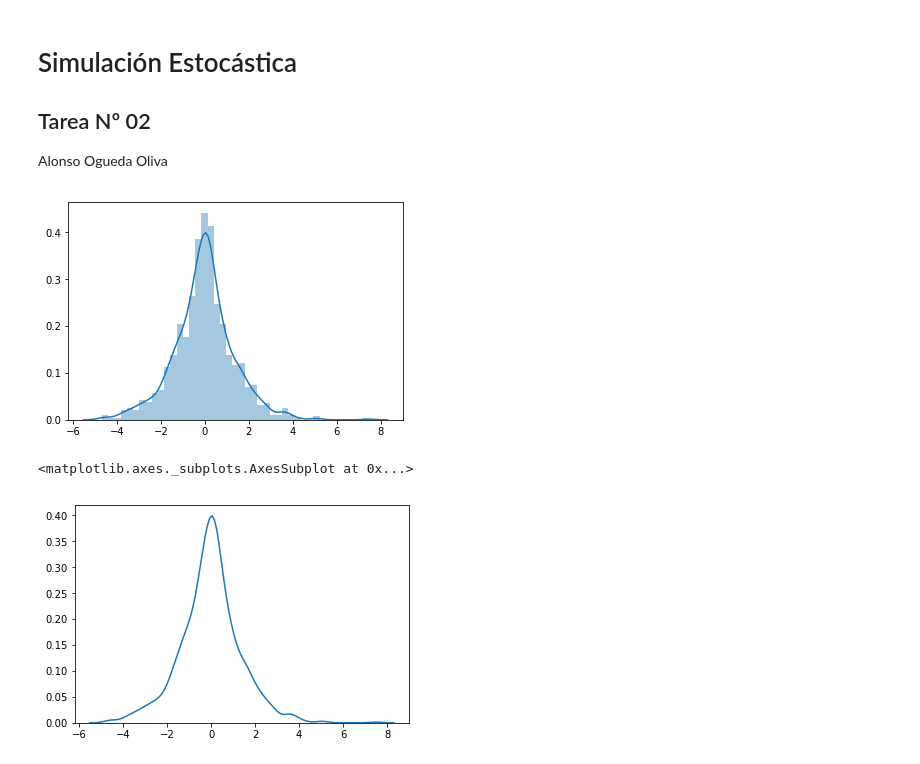
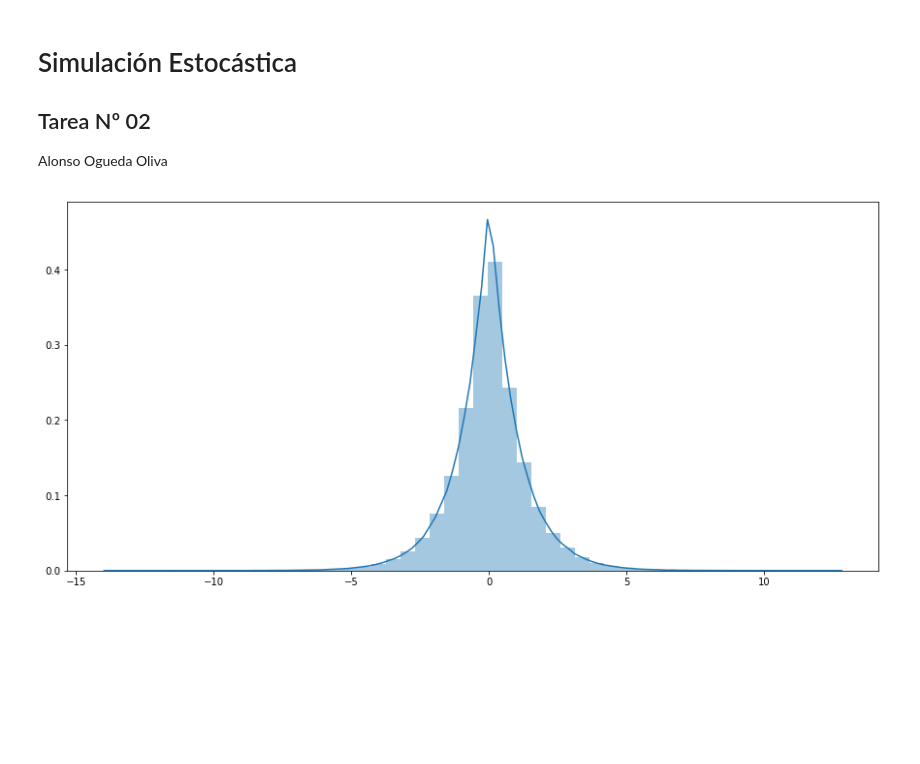
Before and after one commit to aLoNsolml/SimulacionEstocastica, a Jupyter notebook: no_tarea_01/no_tarea_01.ipynb, the cells around one changed output. Cells and saved outputs as stored; diff of their text form; code cells hidden in the pictures; blank space fills up the shorter version.

```diff
--- a/no_tarea_01/no_tarea_01.ipynb
+++ b/no_tarea_01/no_tarea_01.ipynb
@@ -26,14 +34,8 @@ def rlaplace(n, alpha=1):
 # %%
-n = 1000
-laplace = rlaplace(n, alpha=1)
-# fig, ax = plt.subplots(figsize=(600, 400))
-# sns.distplot(laplace);
+n = 1000000
+laplace_sim = rlaplace(n, alpha=1)
+fig, ax = plt.subplots(figsize=(15, 7))
+ax = sns.distplot(laplace_sim)
+plt.show()
+# %% [output]
+[figure, added]
-# %%
-sns.distplot(laplace);
-# %% [output]
-[figure, removed]
-# %%
-sns.kdeplot(laplace)
-# %% [output]
-<matplotlib.axes._subplots.AxesSubplot at 0x...>
-[figure, removed]
```
Also changed, not shown: parts of 10 cells of this notebook.
